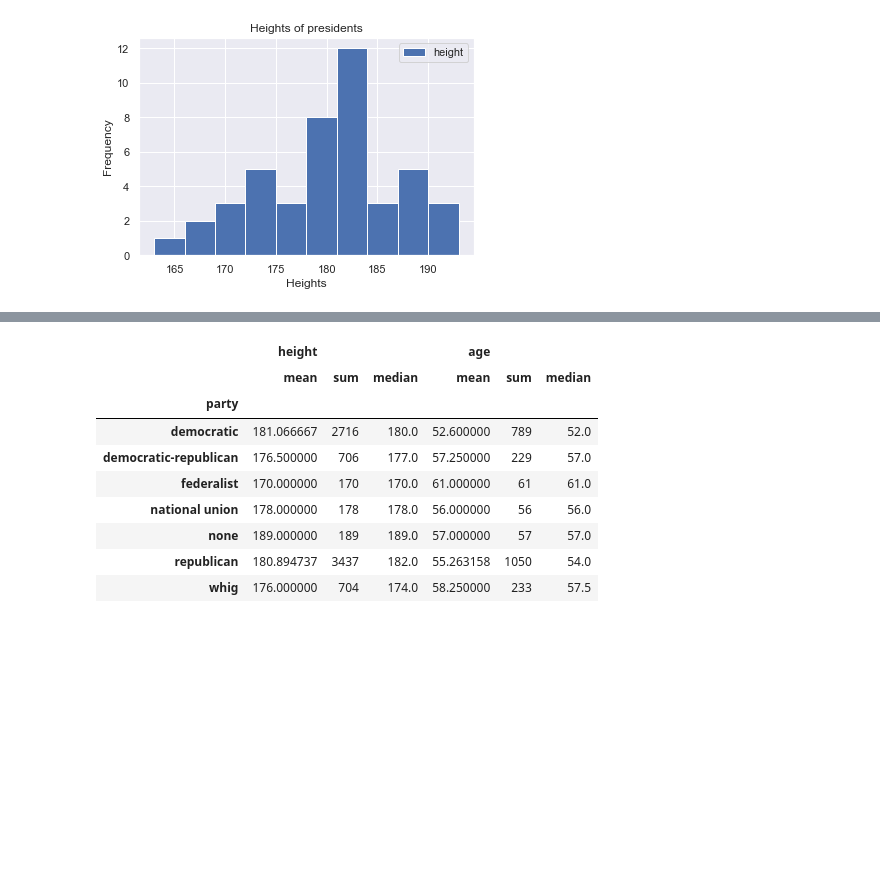
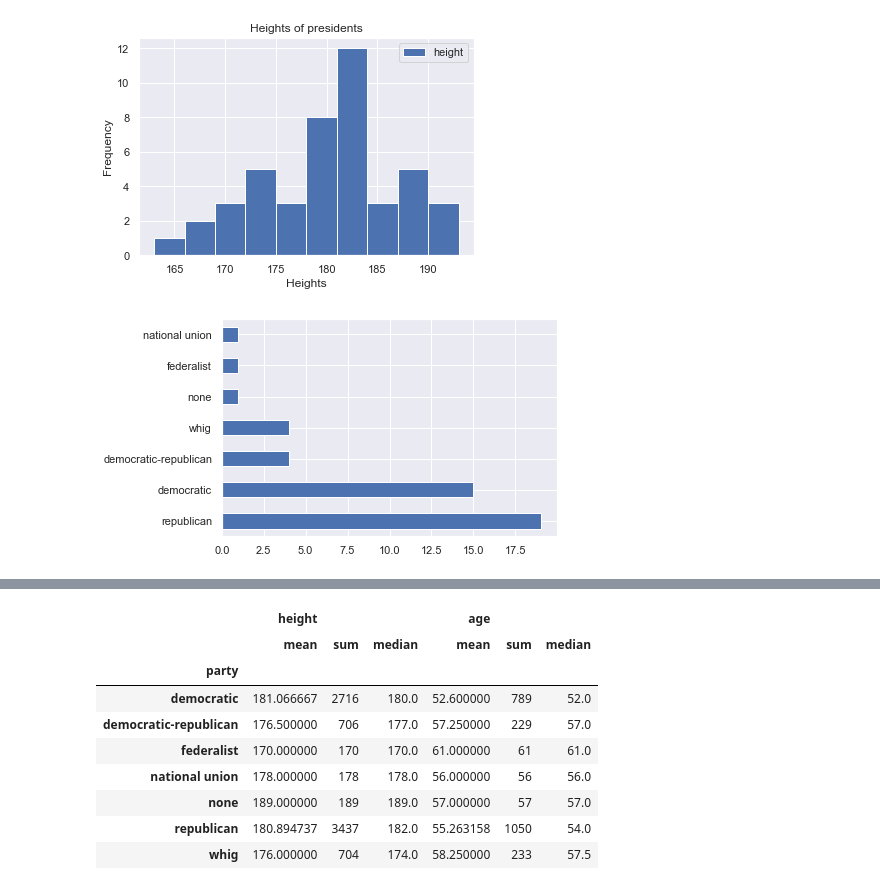
Before and after one commit to imabiodun/py, a Jupyter notebook: pres_df.ipynb, the cells around one changed output, grey strips where cells are left out. Saved outputs shown, nothing was run; the diff lists cells and outputs as text; code cells hidden in the pictures; blank space fills up the shorter version.

```diff
--- a/pres_df.ipynb
+++ b/pres_df.ipynb
@@ -67,0 +65,6 @@ plt.show()
+# %%
+party_count=pres_df['party'].value_counts()
+party_count.plot(kind='barh')
+plt.show()
+# %% [output]
+[figure, added]
```
Also changed, not shown: parts of 303 cells of this notebook.
